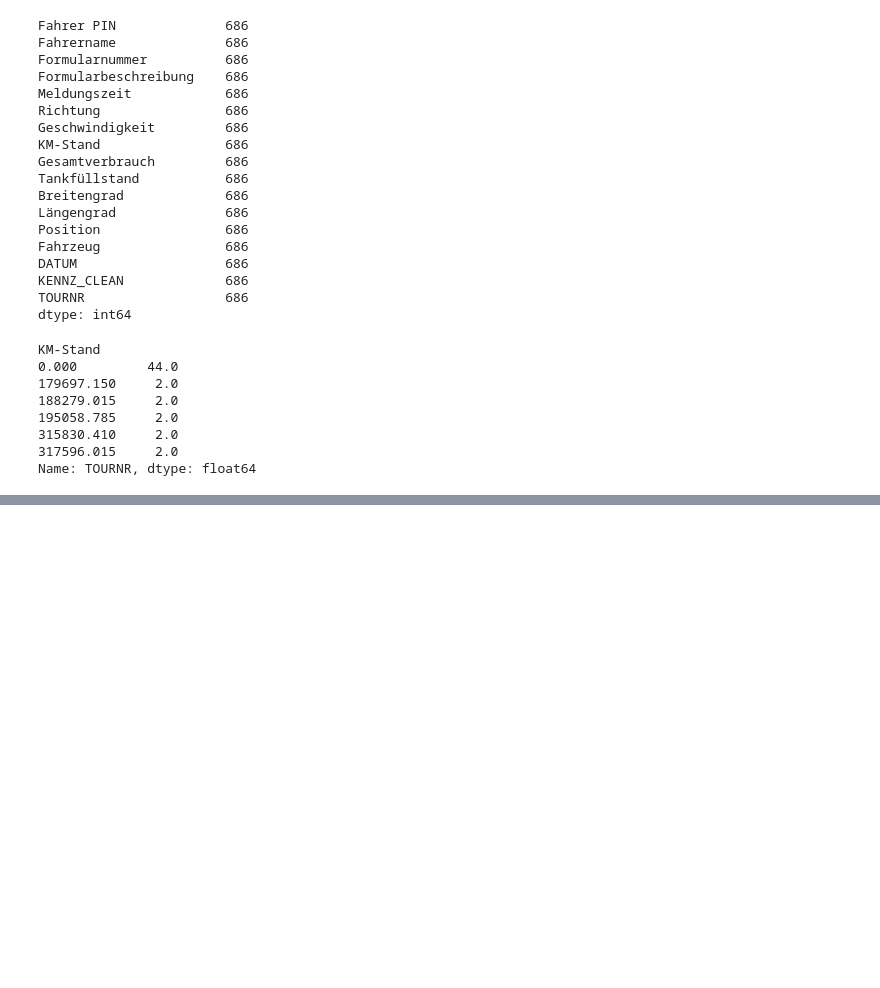
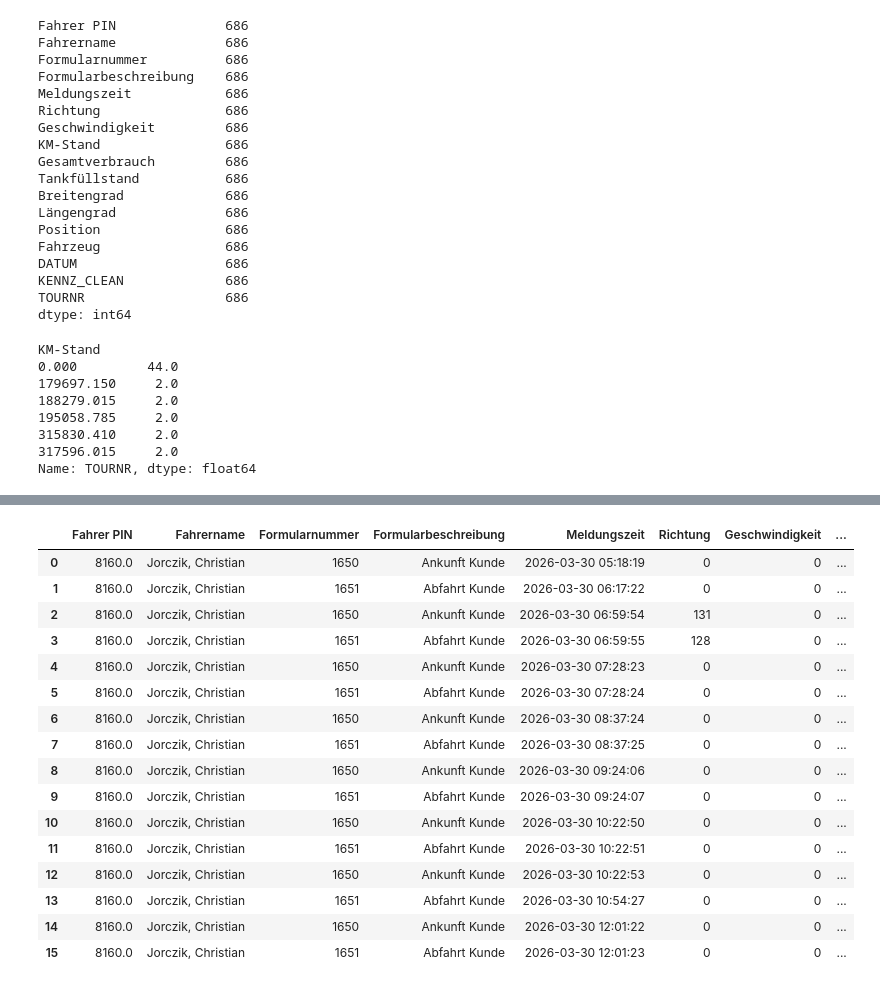
Before and after one commit to junguy01/transport_optimization, a Jupyter notebook: Application_neustes.ipynb, the cells around one changed output, grey strips where cells are left out. Drawn from its saved outputs; the diff is of its cells as text; code cells hidden in the pictures; blank space fills up the shorter version.

```diff
--- a/Application_neustes.ipynb
+++ b/Application_neustes.ipynb
@@ -1161,0 +1205,21 @@ df_ist_merged_clean[df_ist_merged_clean['KM-Stand'] == 179697.150]
+# %%
+# z.B. hier Zeile 13 (gucken in altes df um zu checken, dass das kein data cleaning fehler war)
+df_ist_merged[df_ist_merged.TOURNR == 'H/42647']
+# %% [output]
+|  | Fahrer PIN | Fahrername | Formularnummer | Formularbeschreibung | Meldungszeit | Richtung | Geschwindigkeit | ... |
+| 0 | 8160.0 | Jorczik, Christian | 1650 | Ankunft Kunde | 2026-03-30 05:18:19 | 0 | 0 | ... |
+| 1 | 8160.0 | Jorczik, Christian | 1651 | Abfahrt Kunde | 2026-03-30 06:17:22 | 0 | 0 | ... |
+| 2 | 8160.0 | Jorczik, Christian | 1650 | Ankunft Kunde | 2026-03-30 06:59:54 | 131 | 0 | ... |
+| 3 | 8160.0 | Jorczik, Christian | 1651 | Abfahrt Kunde | 2026-03-30 06:59:55 | 128 | 0 | ... |
+| 4 | 8160.0 | Jorczik, Christian | 1650 | Ankunft Kunde | 2026-03-30 07:28:23 | 0 | 0 | ... |
+| 5 | 8160.0 | Jorczik, Christian | 1651 | Abfahrt Kunde | 2026-03-30 07:28:24 | 0 | 0 | ... |
+| 6 | 8160.0 | Jorczik, Christian | 1650 | Ankunft Kunde | 2026-03-30 08:37:24 | 0 | 0 | ... |
+| 7 | 8160.0 | Jorczik, Christian | 1651 | Abfahrt Kunde | 2026-03-30 08:37:25 | 0 | 0 | ... |
+| 8 | 8160.0 | Jorczik, Christian | 1650 | Ankunft Kunde | 2026-03-30 09:24:06 | 0 | 0 | ... |
+| 9 | 8160.0 | Jorczik, Christian | 1651 | Abfahrt Kunde | 2026-03-30 09:24:07 | 0 | 0 | ... |
+| 10 | 8160.0 | Jorczik, Christian | 1650 | Ankunft Kunde | 2026-03-30 10:22:50 | 0 | 0 | ... |
+| 11 | 8160.0 | Jorczik, Christian | 1651 | Abfahrt Kunde | 2026-03-30 10:22:51 | 0 | 0 | ... |
+| 12 | 8160.0 | Jorczik, Christian | 1650 | Ankunft Kunde | 2026-03-30 10:22:53 | 0 | 0 | ... |
+| 13 | 8160.0 | Jorczik, Christian | 1651 | Abfahrt Kunde | 2026-03-30 10:54:27 | 0 | 0 | ... |
+| 14 | 8160.0 | Jorczik, Christian | 1650 | Ankunft Kunde | 2026-03-30 12:01:22 | 0 | 0 | ... |
+| 15 | 8160.0 | Jorczik, Christian | 1651 | Abfahrt Kunde | 2026-03-30 12:01:23 | 0 | 0 | ... |
```
Also changed, not shown: parts of 13 cells of this notebook.
